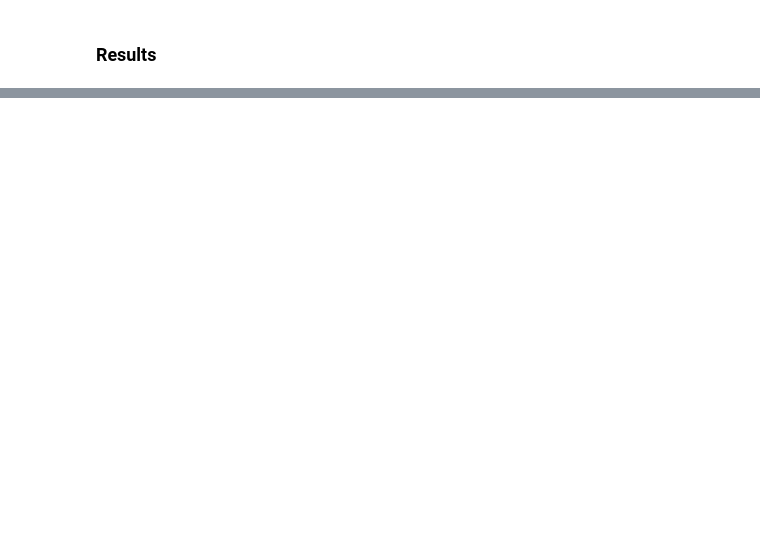
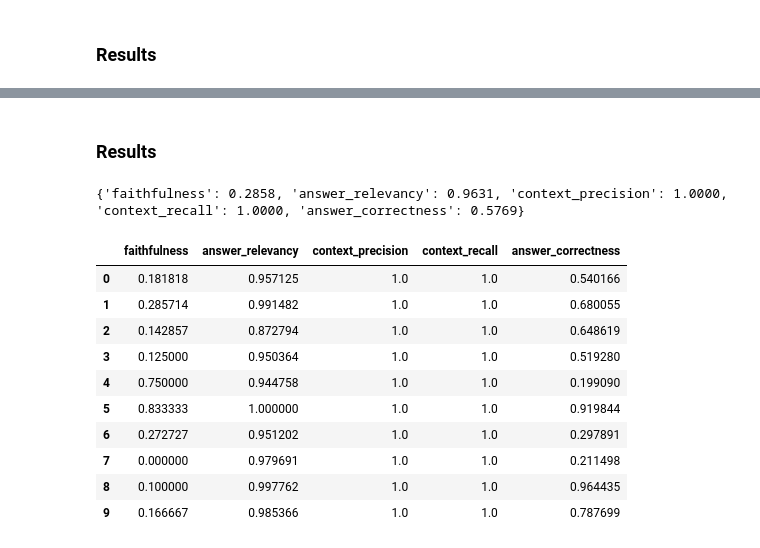
Before and after one commit to rsmith262/uk-election-2024-rag, a Jupyter notebook: RAG_Evaluation.ipynb, the cells around one changed output, grey strips where cells are left out. Saved outputs shown, nothing was run; the diff lists cells and outputs as text; code cells hidden in the pictures; blank space fills up the shorter version.

```diff
--- a/RAG_Evaluation.ipynb
+++ b/RAG_Evaluation.ipynb
@@ -322,0 +555,37 @@ dtype: float64
+# %%
+# creates hugging face dataset
+ragas_dataset = Dataset.from_list(data)
+# %%
+# sets list of metrics to evaluate by
+metrics = [
+    faithfulness,
+    answer_relevancy,
+    context_precision,
+    context_recall,
+    answer_correctness
+]
+# %% [markdown]
+### Results
+# %%
+results = evaluate(ragas_dataset, metrics=metrics)
+print(results)
+# %% [output]
+{'faithfulness': 0.2858, 'answer_relevancy': 0.9631, 'context_precision': 1.0000, 'context_recall': 1.0000, 'answer_correctness': 0.5769}
+# %%
+# creates dataframe of all results for each question
+scores_per_sample = pd.DataFrame(results.scores)
+
+# Show per sample scores
+scores_per_sample
+# %% [output]
+|  | faithfulness | answer_relevancy | context_precision | context_recall | answer_correctness |
+| 0 | 0.181818 | 0.957125 | 1.0 | 1.0 | 0.540166 |
+| 1 | 0.285714 | 0.991482 | 1.0 | 1.0 | 0.680055 |
+| 2 | 0.142857 | 0.872794 | 1.0 | 1.0 | 0.648619 |
+| 3 | 0.125000 | 0.950364 | 1.0 | 1.0 | 0.519280 |
+| 4 | 0.750000 | 0.944758 | 1.0 | 1.0 | 0.199090 |
+| 5 | 0.833333 | 1.000000 | 1.0 | 1.0 | 0.919844 |
+| 6 | 0.272727 | 0.951202 | 1.0 | 1.0 | 0.297891 |
+| 7 | 0.000000 | 0.979691 | 1.0 | 1.0 | 0.211498 |
+| 8 | 0.100000 | 0.997762 | 1.0 | 1.0 | 0.964435 |
+| 9 | 0.166667 | 0.985366 | 1.0 | 1.0 | 0.787699 |
```
Also changed, not shown: parts of 18 cells of this notebook, 2 other files.
